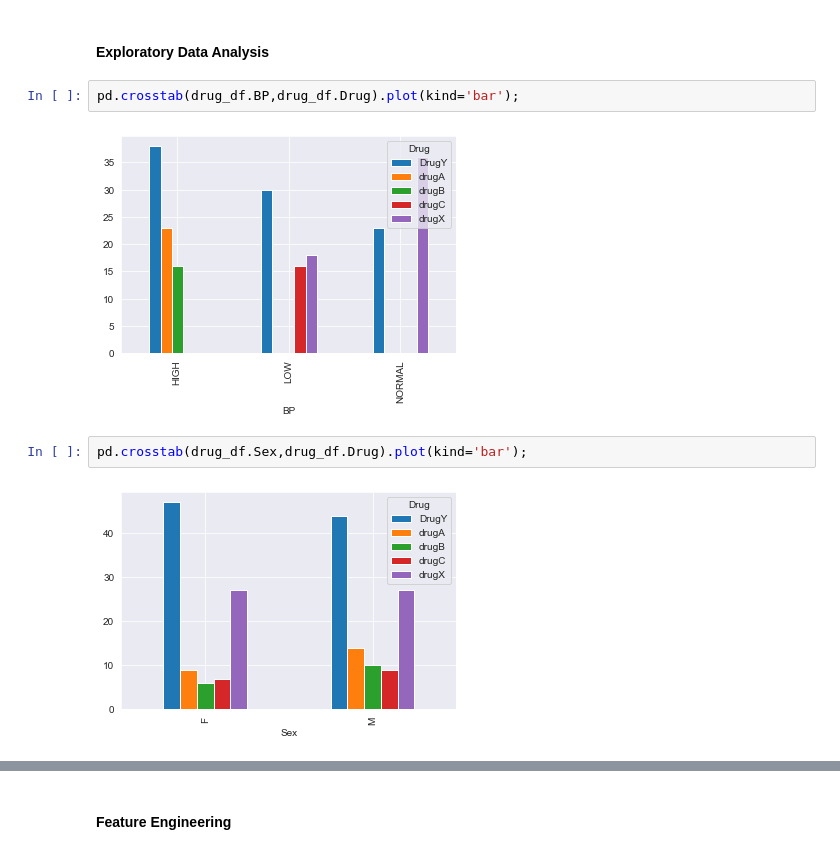
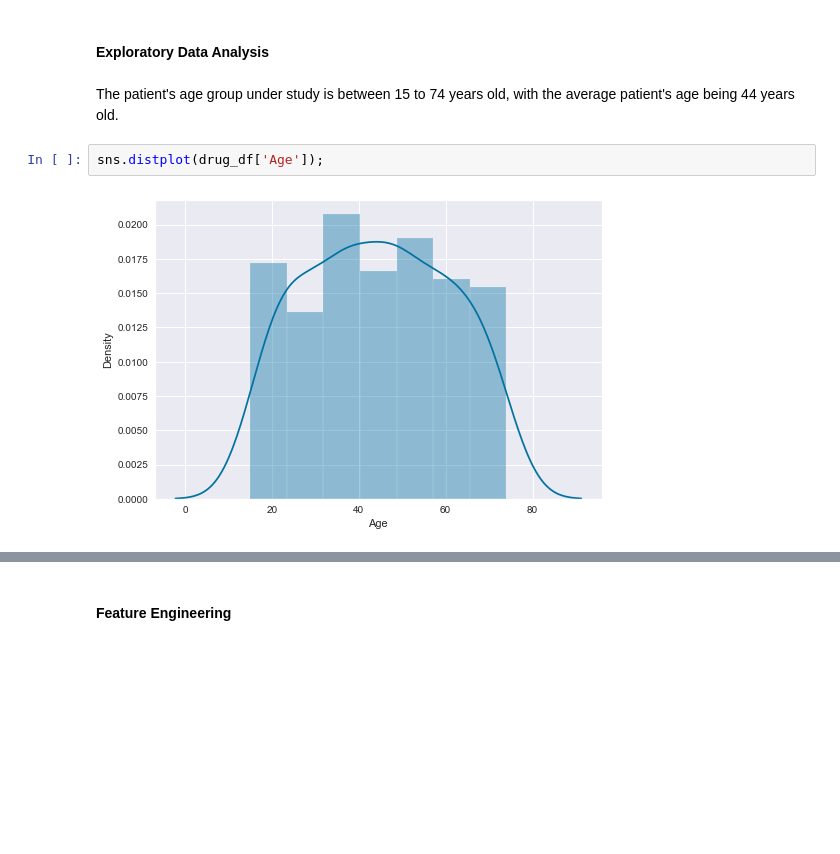
Before and after one commit to kunalramchurn/Machine-learning-Algorithms, a Jupyter notebook: Decision trees.ipynb, the cells around one changed output, grey strips where cells are left out. Cells and saved outputs as stored; diff of their text form; blank space fills up the shorter version.

```diff
--- a/Decision trees.ipynb
+++ b/Decision trees.ipynb
@@ -91,11 +107,9 @@ Drug           0
 dtype: int64
 # %% [markdown]
 #### Exploratory Data Analysis
-# %%
-pd.crosstab(drug_df.BP,drug_df.Drug).plot(kind='bar');
-# %% [output]
-[figure, removed]
-# %%
-pd.crosstab(drug_df.Sex,drug_df.Drug).plot(kind='bar');
-# %% [output]
-[figure, removed]
+# %% [markdown]
+The patient's age group under study is between 15 to 74 years old, with the average patient's age being 44 years old.
+# %%
+sns.distplot(drug_df['Age']);
+# %% [output]
+[figure, added]
```
Also changed, not shown: parts of 40 cells of this notebook.
